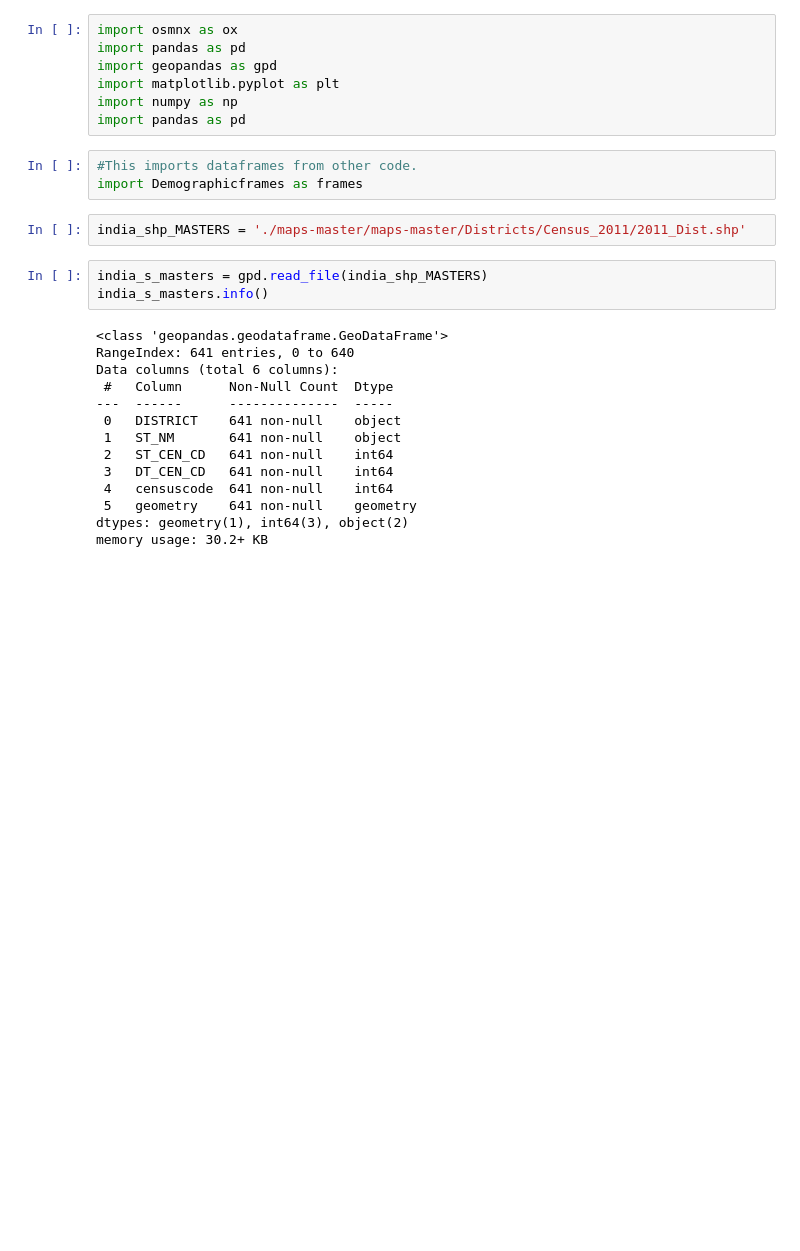
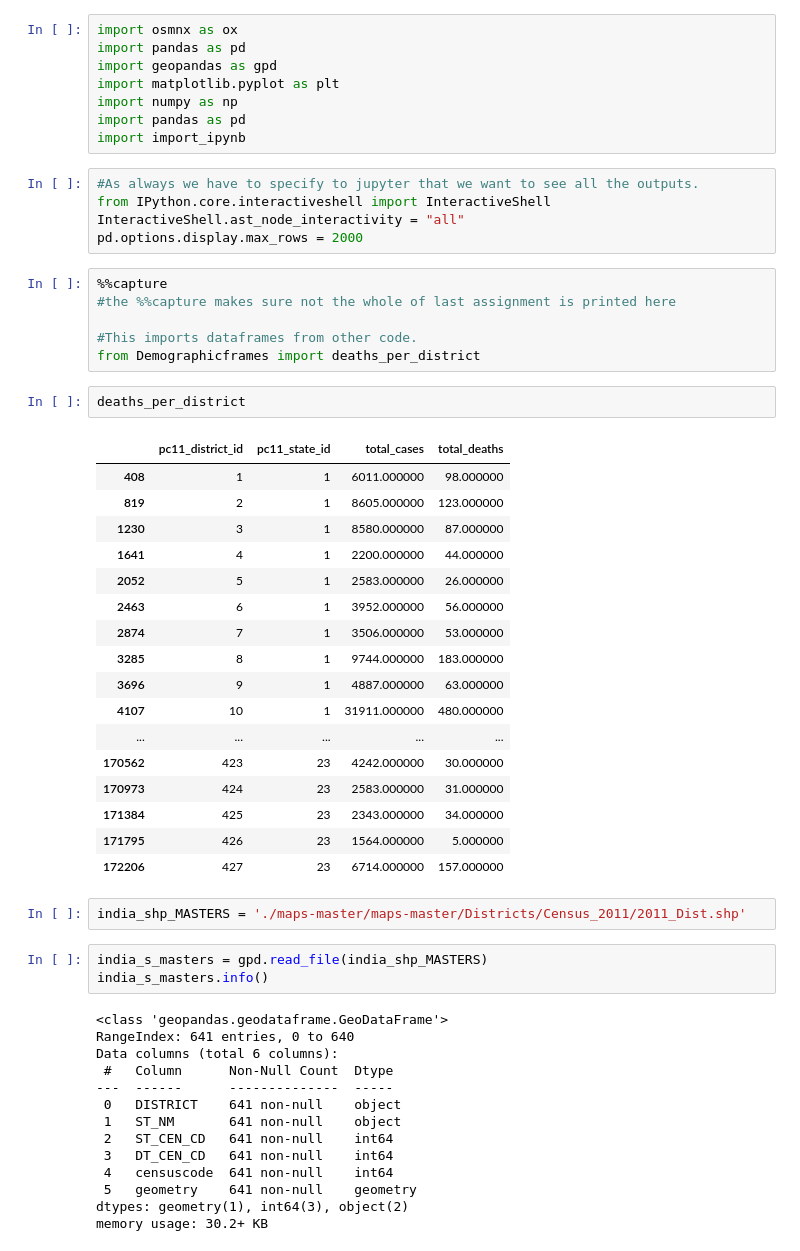
Before and after one commit to Daniel-Los/Introduction-to-datascience-final-project, a Jupyter notebook: Map_India.ipynb, the cells around one changed output. Saved outputs shown, nothing was run; the diff lists cells and outputs as text; blank space fills up the shorter version.

```diff
--- a/Map_India.ipynb
+++ b/Map_India.ipynb
@@ -5,9 +5,38 @@ import geopandas as gpd
 import matplotlib.pyplot as plt
 import numpy as np
 import pandas as pd
+import import_ipynb
-# %%
-#This imports dataframes from other code.
-import Demographicframes as frames
+# %%
+#As always we have to specify to jupyter that we want to see all the outputs.
+from IPython.core.interactiveshell import InteractiveShell
+InteractiveShell.ast_node_interactivity = "all"
+pd.options.display.max_rows = 2000
+# %%
+%%capture
+#the %%capture makes sure not the whole of last assignment is printed here
+
+#This imports dataframes from other code.
+from Demographicframes import deaths_per_district
+# %%
+deaths_per_district
+# %% [output]
+|  | pc11_district_id | pc11_state_id | total_cases | total_deaths |
+| 408 | 1 | 1 | 6011.000000 | 98.000000 |
+| 819 | 2 | 1 | 8605.000000 | 123.000000 |
+| 1230 | 3 | 1 | 8580.000000 | 87.000000 |
+| 1641 | 4 | 1 | 2200.000000 | 44.000000 |
+| 2052 | 5 | 1 | 2583.000000 | 26.000000 |
+| 2463 | 6 | 1 | 3952.000000 | 56.000000 |
+| 2874 | 7 | 1 | 3506.000000 | 53.000000 |
+| 3285 | 8 | 1 | 9744.000000 | 183.000000 |
+| 3696 | 9 | 1 | 4887.000000 | 63.000000 |
+| 4107 | 10 | 1 | 31911.000000 | 480.000000 |
+| ... | ... | ... | ... | ... |
+| 170562 | 423 | 23 | 4242.000000 | 30.000000 |
+| 170973 | 424 | 23 | 2583.000000 | 31.000000 |
+| 171384 | 425 | 23 | 2343.000000 | 34.000000 |
+| 171795 | 426 | 23 | 1564.000000 | 5.000000 |
+| 172206 | 427 | 23 | 6714.000000 | 157.000000 |
 # %%
 india_shp_MASTERS = './maps-master/maps-master/Districts/Census_2011/2011_Dist.shp'
 # %%
```
Also changed, not shown: 1 other file.
